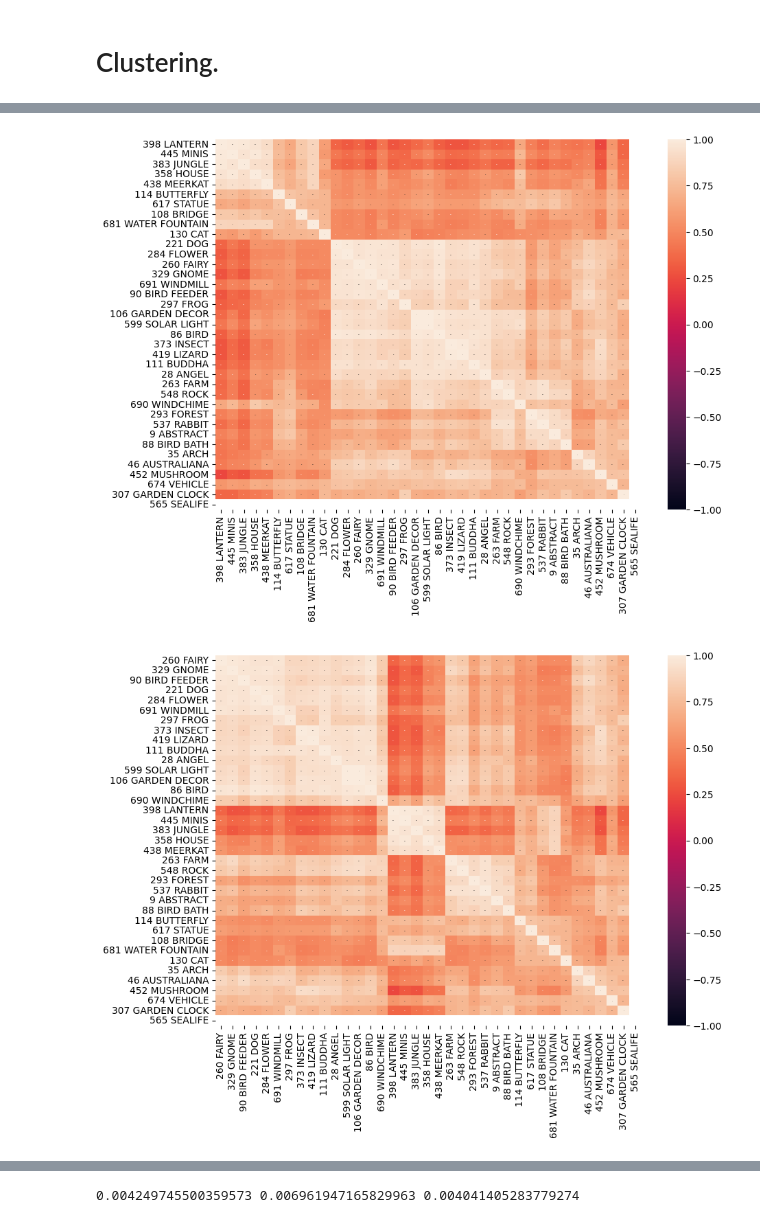
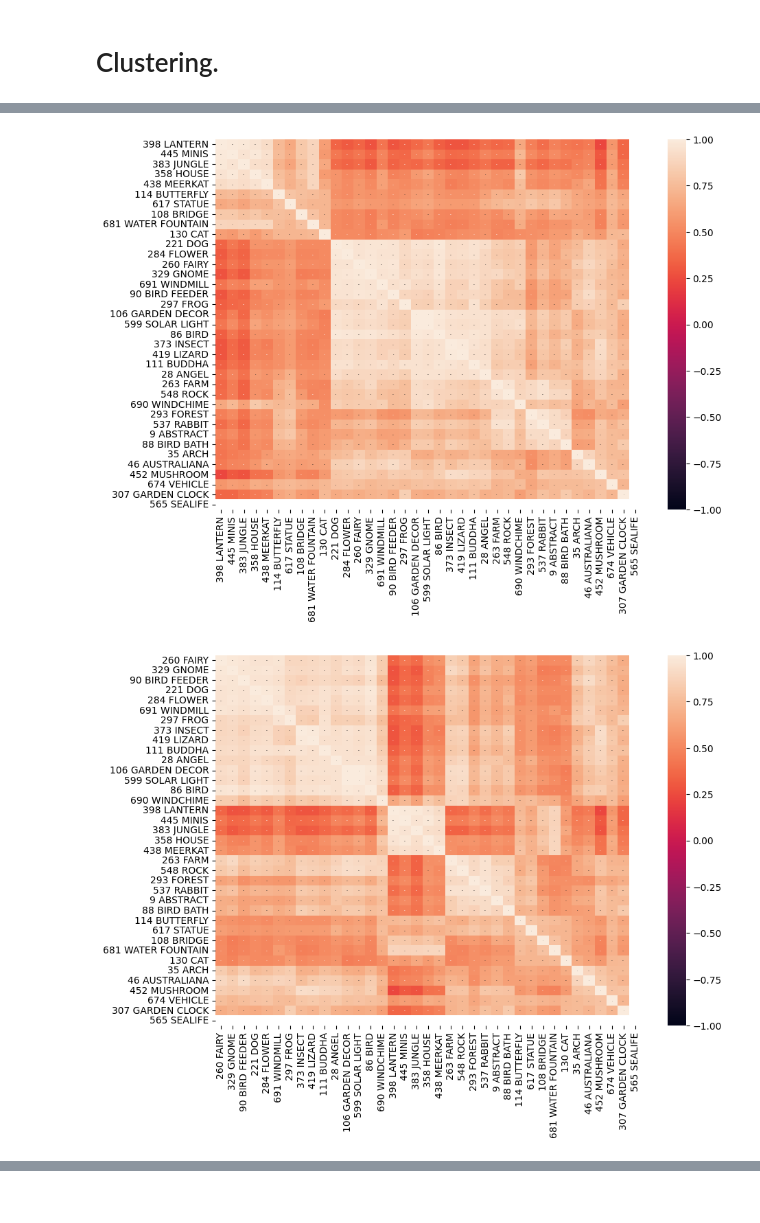
Before and after one commit to vodapa888/corr_matrix, a Jupyter notebook: corr_matrix.ipynb, the cells around one changed output, grey strips where cells are left out. Saved outputs shown, nothing was run; the diff lists cells and outputs as text; code cells hidden in the pictures.

```diff
--- a/corr_matrix.ipynb
+++ b/corr_matrix.ipynb
@@ -193,9 +193,9 @@ file_xlsx(df)
 # %%
 import scipy.cluster.hierarchy as spc
 # %%
-def sorting_clustering (data, method):
+def sorting_clustering (data, method, font):
   linkage = spc.linkage(data, method=f'{method}')
-  index = spc.fcluster(linkage, 0.5 * data_array.max(), 'distance') #0.8
+  index = spc.fcluster(linkage, 0.8, 'distance') #0.5 * data.max()
   index_order = np.argsort(index)
   for idx, i in enumerate(data.columns[index_order]):
     if idx == 0:
@@ -205,6 +205,6 @@ def sorting_clustering (data, method):
         sorted = pd.concat([sorted, df_to_append], axis=1)
   correlations = sorted.corr()
   plt.figure(figsize=(10,7))
-  sn.heatmap(correlations, annot=True, annot_kws={"size": 0}, vmin=-1, vmax=1)
+  sn.heatmap(correlations, annot=True, annot_kws={"size": font}, vmin=-1, vmax=1)
   return correlations
 # %%
@@ -218,14 +214,8 @@ np.mean(np.square(np.gradient(a)))
 # %%
-b = sorting_clustering(data_medium, 'complete')
-c = sorting_clustering(data_medium, 'ward')
-d = sorting_clustering(data_medium, 'weighted')
+b = sorting_clustering(data_medium, 'complete', 0)
+c = sorting_clustering(data_medium, 'ward', 0)
+d = sorting_clustering(data_medium, 'weighted', 0)
 # %% [output]
 [figure]
-[figure, old version]
+[figure, new version]
 [figure]
-# %%
-print(np.nanmean(np.square(np.gradient(b))),
-  np.nanmean(np.square(np.gradient(c))),
-  np.nanmean(np.square(np.gradient(d))))
-# %% [output]
-0.004249745500359573 0.006961947165829963 0.004041405283779274
```
Also changed, not shown: parts of 9 cells of this notebook.
